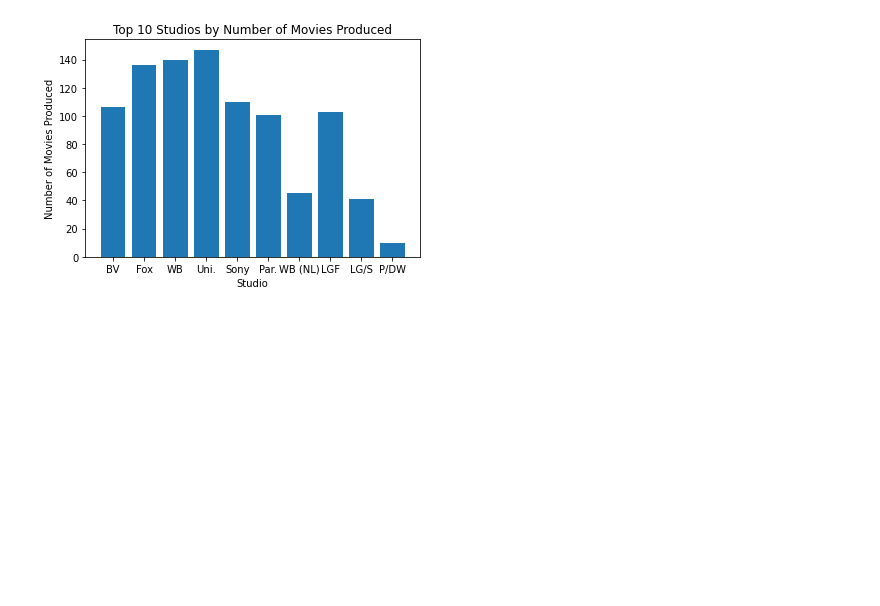
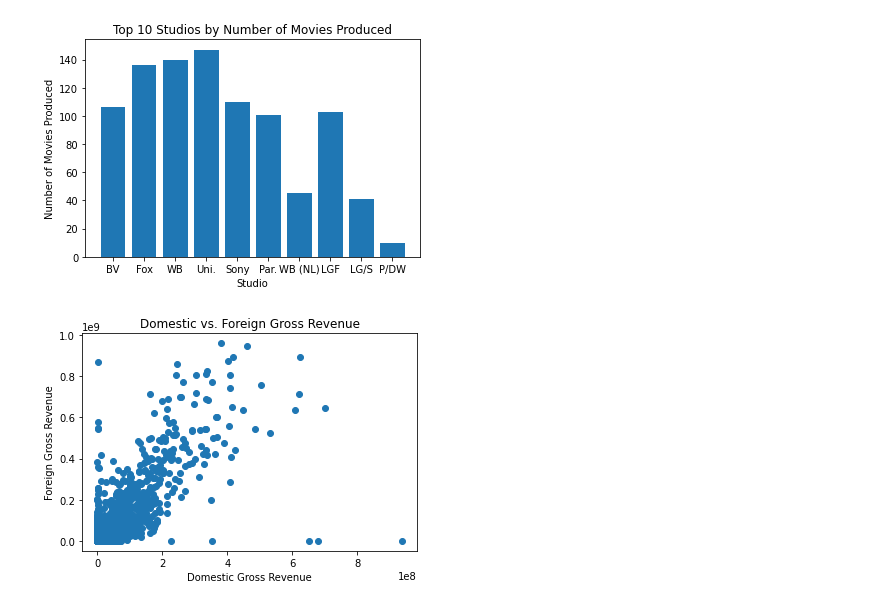
Before and after one commit to kenjuma/Microsoft-New-Movie-Studio, a Jupyter notebook: student.ipynb, the cells around one changed output. Cells and saved outputs as stored; diff of their text form; code cells hidden in the pictures; blank space fills up the shorter version.

```diff
--- a/student.ipynb
+++ b/student.ipynb
@@ -381,3 +445,20 @@ LG/S     5.431924e+09     41
 P/DW     5.076500e+09     10
 [figure]
 [figure]
+# %%
+# Create a scatter plot of the domestic and foreign gross revenue for each movie
+plt.scatter(df['domestic_gross'], df['foreign_gross'])
+
+# Set the x-axis label
+plt.xlabel('Domestic Gross Revenue')
+
+# Set the y-axis label
+plt.ylabel('Foreign Gross Revenue')
+
+# Set the chart title
+plt.title('Domestic vs. Foreign Gross Revenue')
+
+# Show the chart
+plt.show()
+# %% [output]
+[figure, added]
```
Also changed, not shown: parts of 16 cells of this notebook.
